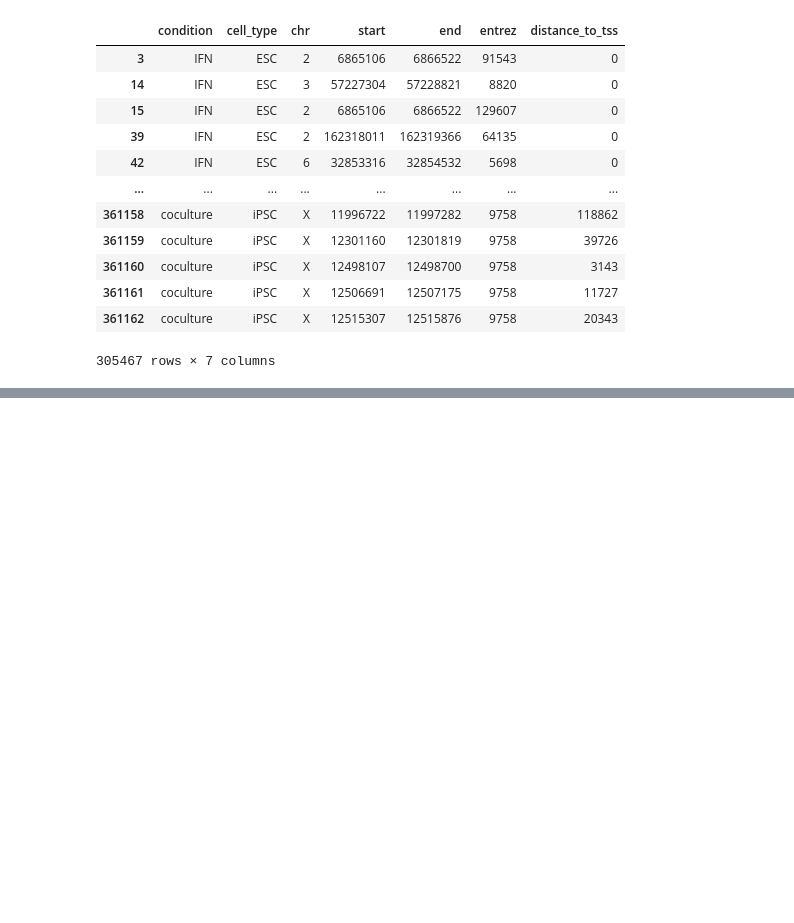
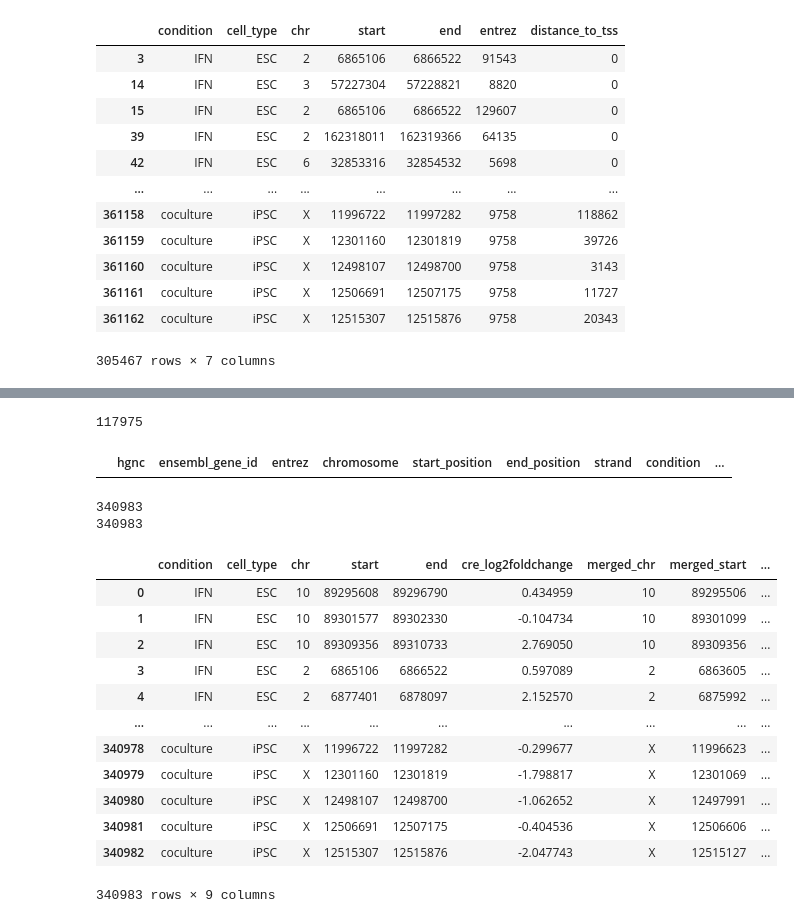
Before and after one commit to Nathan2400912/AD_Database, a Jupyter notebook: data_parsing.ipynb, the cells around one changed output, grey strips where cells are left out. Drawn from its saved outputs; the diff is of its cells as text; code cells hidden in the pictures; blank space fills up the shorter version.

```diff
--- a/data_parsing.ipynb
+++ b/data_parsing.ipynb
@@ -892,0 +960,33 @@ unique_cres_genes.to_csv('/Users/nathan/Desktop/Bioinformatics/Projects/AD_Datab
+# %%
+final_cell_de = pd.read_csv('/Users/nathan/Desktop/Bioinformatics/Projects/AD_Database/Tables/combined_de.csv')
+print(len(final_cell_de))
+final_cell_de = final_cell_de.drop_duplicates(subset=['entrez', 'condition', 'cell_type'])
+cross1 = pd.merge(final_genes, final_cell_de, on='entrez', how='left')
+cross1_na = cross1[cross1['pvalue'].isna()]
+cross1_na
+# %% [output]
+117975
+|  | hgnc | ensembl_gene_id | entrez | chromosome | start_position | end_position | strand | condition | ... |
+# %%
+final_cres = pd.read_csv('/Users/nathan/Desktop/Bioinformatics/Projects/AD_Database/Tables/unique_cres.csv')
+print(len(final_cres))
+final_cres = final_cres.drop_duplicates(subset=['condition', 'cell_type','chr', 'start', 'end'])
+print(len(final_cres))
+#final_cres = final_cres[final_cres[['chr','start', 'end']].isna().any(axis=1)]
+final_cres
+# %% [output]
+340983
+340983
+|  | condition | cell_type | chr | start | end | cre_log2foldchange | merged_chr | merged_start | ... |
+| 0 | IFN | ESC | 10 | 89295608 | 89296790 | 0.434959 | 10 | 89295506 | ... |
+| 1 | IFN | ESC | 10 | 89301577 | 89302330 | -0.104734 | 10 | 89301099 | ... |
+| 2 | IFN | ESC | 10 | 89309356 | 89310733 | 2.769050 | 10 | 89309356 | ... |
+| 3 | IFN | ESC | 2 | 6865106 | 6866522 | 0.597089 | 2 | 6863605 | ... |
+| 4 | IFN | ESC | 2 | 6877401 | 6878097 | 2.152570 | 2 | 6875992 | ... |
+| ... | ... | ... | ... | ... | ... | ... | ... | ... | ... |
+| 340978 | coculture | iPSC | X | 11996722 | 11997282 | -0.299677 | X | 11996623 | ... |
+| 340979 | coculture | iPSC | X | 12301160 | 12301819 | -1.798817 | X | 12301069 | ... |
+| 340980 | coculture | iPSC | X | 12498107 | 12498700 | -1.062652 | X | 12497991 | ... |
+| 340981 | coculture | iPSC | X | 12506691 | 12507175 | -0.404536 | X | 12506606 | ... |
+| 340982 | coculture | iPSC | X | 12515307 | 12515876 | -2.047743 | X | 12515127 | ... |
+340983 rows × 9 columns
```
Also changed, not shown: parts of 17 cells of this notebook, 2 other files.
